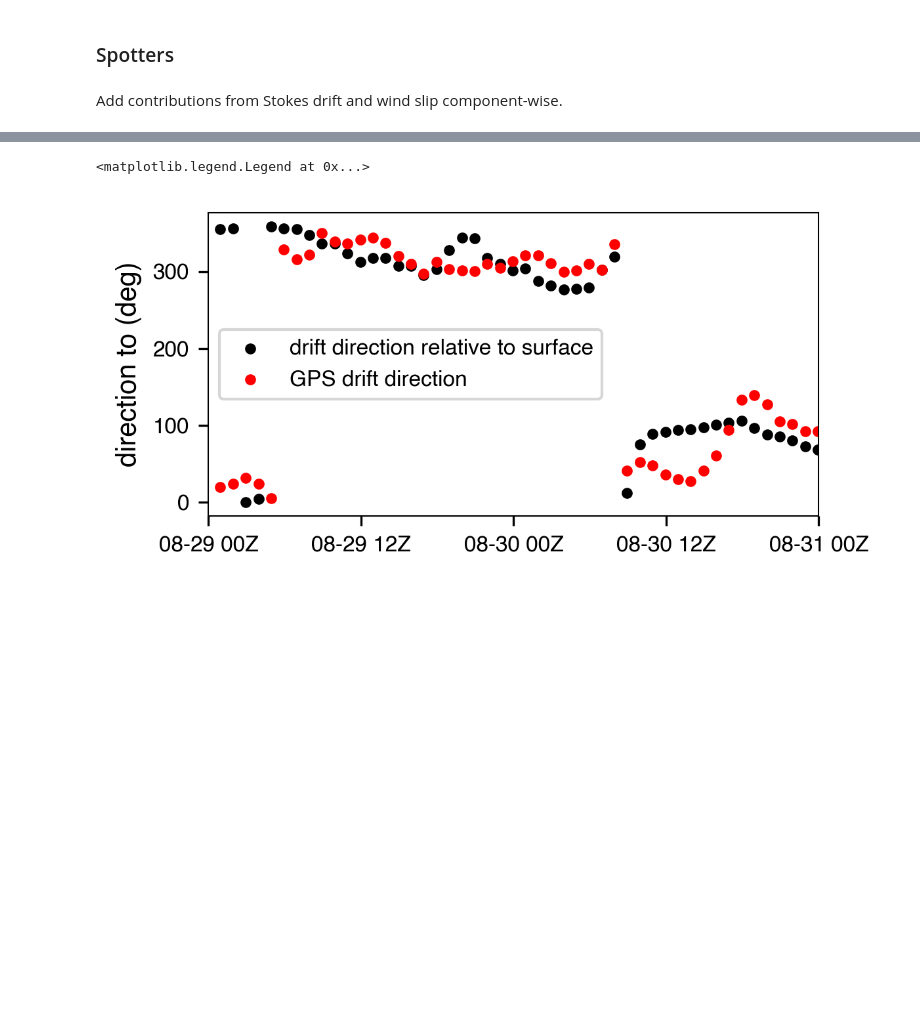
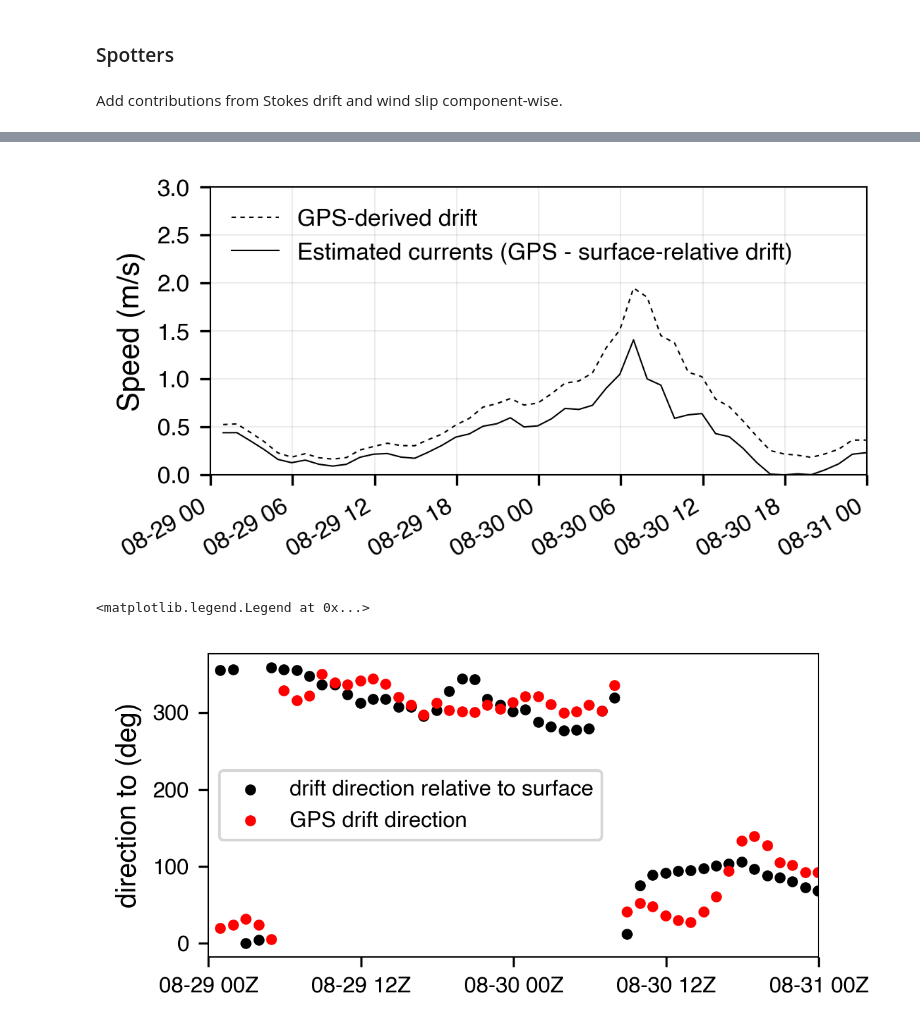
Before and after one commit to jacobrdavis/ocean-surface-wave-slopes-and-wind-wave-alignment, a Jupyter notebook: nb2-doppler-shift-adjustment.ipynb, the cells around one changed output, grey strips where cells are left out. Saved outputs shown, nothing was run; the diff lists cells and outputs as text; code cells hidden in the pictures; blank space fills up the shorter version.

```diff
--- a/nb2-doppler-shift-adjustment.ipynb
+++ b/nb2-doppler-shift-adjustment.ipynb
@@ -463,3 +457,31 @@ Text(0, 0.5, 'Drift (m/s)')
+# %%
+fig, ax = plt.subplots(figsize=(4, 2))
+ax.plot(
+    spotter_df.loc['SPOT-30103D'].index.get_level_values('time'),
+    spotter_df.loc['SPOT-30103D']['drift_speed'],
+    color='k',
+    linestyle='--',
+    linewidth=0.5,
+    dashes=(3, 3),
+    label='GPS-derived drift',
+)
+ax.plot(
+    spotter_df.loc['SPOT-30103D'].index.get_level_values('time'),
+    spotter_df.loc['SPOT-30103D']['drift_speed'] - spotter_df.loc['SPOT-30103D']['drift_speed_relative_to_surface'],
+    color='k',
+    linestyle='-',
+    linewidth=0.5,
+    label='Estimated currents (GPS - surface-relative drift)',
+)
+ax.legend(frameon=False, bbox_to_anchor=(0, 1), loc='upper left')
+ax.set_ylabel('Speed (m/s)')
+ax.set_ylim([0, 3])
+ax.set_xlim([pd.Timestamp('2023-08-29'), pd.Timestamp('2023-08-31')])
+plotting.set_gridlines(ax)
+fig.autofmt_xdate()
+# fig.savefig('revfig-estimated_currents.png')
+# %% [output]
+[figure, added]
 # %%
 fig, ax = plt.subplots(figsize=(4,2))
 ax.scatter(
```
Also changed, not shown: parts of 6 cells of this notebook, 2 other files.
